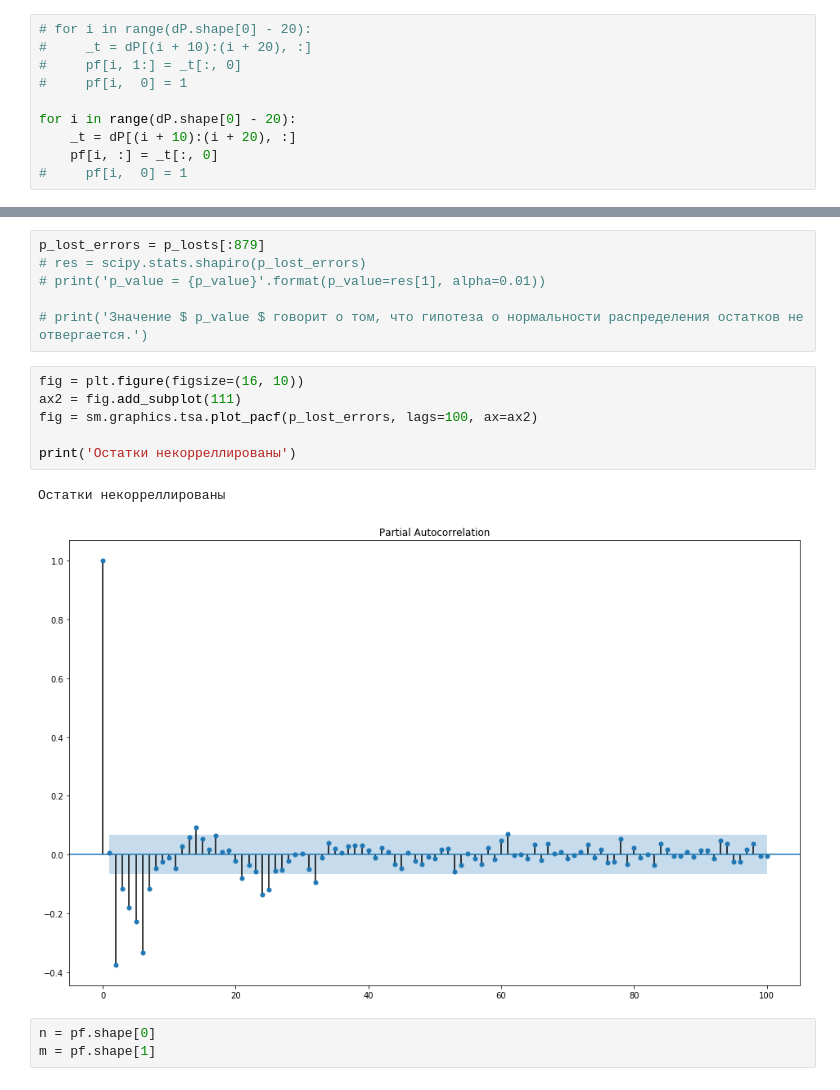
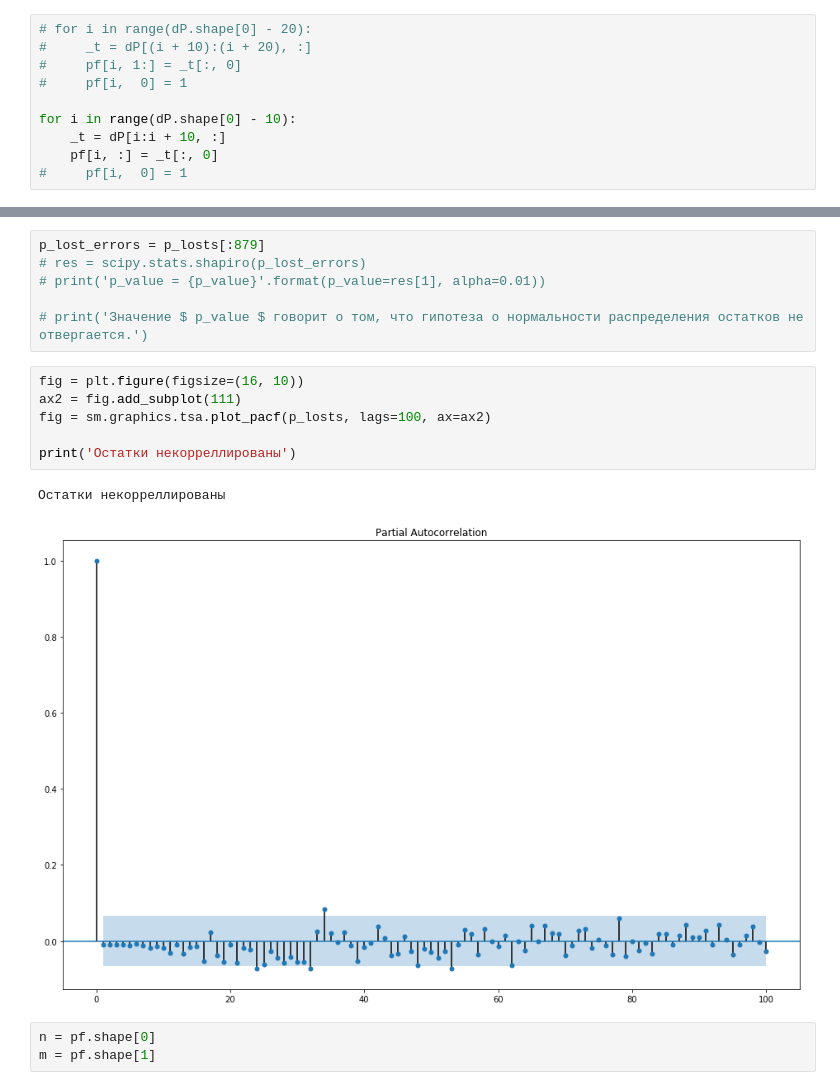
Before and after one commit to Bullldoger/prediction_theory, a Jupyter notebook: notebooks/Labs.ipynb, the cells around one changed output, grey strips where cells are left out. Cells and saved outputs as stored; diff of their text form.

```diff
--- a/notebooks/Labs.ipynb
+++ b/notebooks/Labs.ipynb
@@ -1338,8 +1338,8 @@ pf = np.zeros((dP.shape[0] - 10, ar_param))
 #     pf[i, 1:] = _t[:, 0]
 #     pf[i,  0] = 1
 
-for i in range(dP.shape[0] - 20):
-    _t = dP[(i + 10):(i + 20), :]
+for i in range(dP.shape[0] - 10):
+    _t = dP[i:i + 10, :]
     pf[i, :] = _t[:, 0]
 #     pf[i,  0] = 1
 # %%
@@ -1380,12 +1380,12 @@ p_lost_errors = p_losts[:879]
 # %%
 fig = plt.figure(figsize=(16, 10))
 ax2 = fig.add_subplot(111)
-fig = sm.graphics.tsa.plot_pacf(p_lost_errors, lags=100, ax=ax2)
+fig = sm.graphics.tsa.plot_pacf(p_losts, lags=100, ax=ax2)
 
 print('Остатки некорреллированы')
 # %% [output]
 Остатки некорреллированы
-[figure, old version]
+[figure, new version]
 # %%
 n = pf.shape[0]
 m = pf.shape[1]
```
Also changed, not shown: parts of 24 cells of this notebook, 54 other files.
